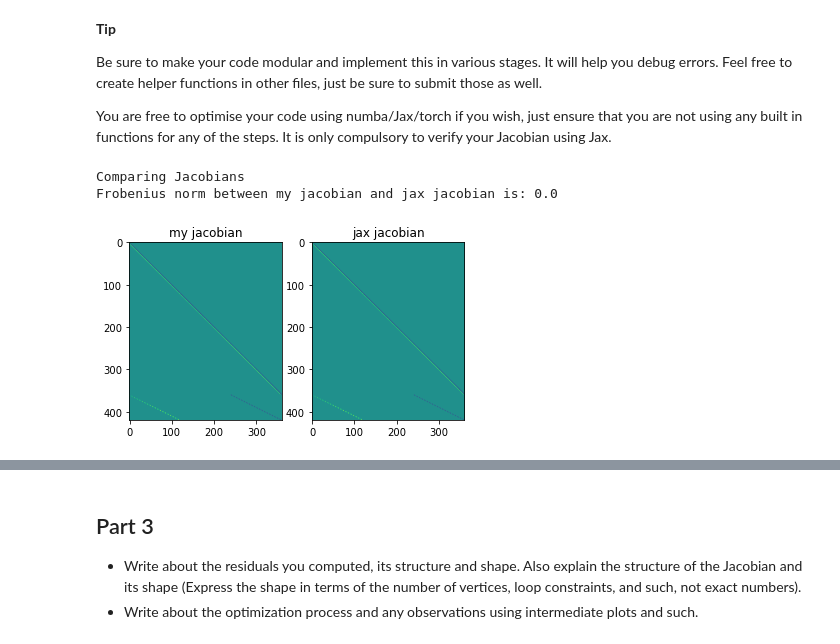
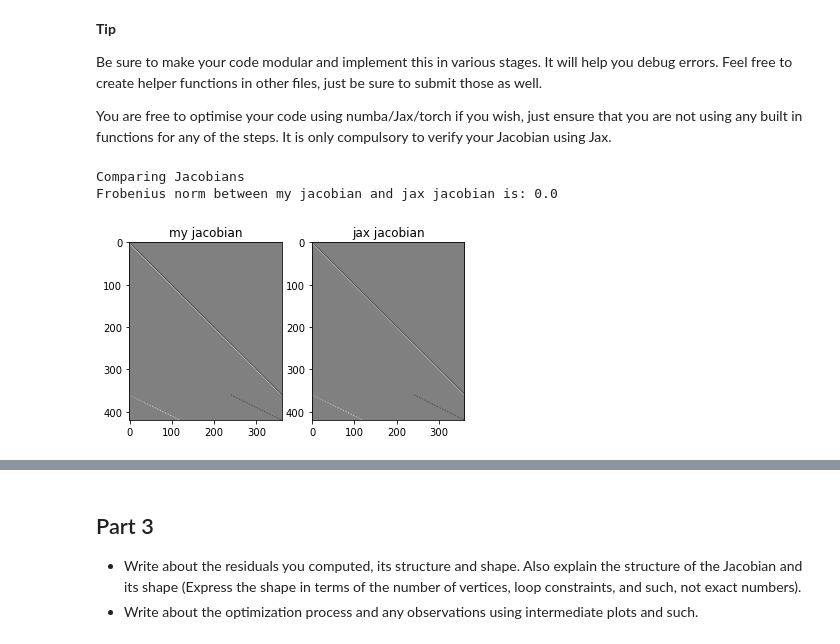
Before and after one commit to BhaskarJoshi-01/Mobile-Robotics---Monsoon-2021, a Jupyter notebook: Project-1/questions/Question 2 - 2D SLAM.ipynb, the cells around one changed output, grey strips where cells are left out. Drawn from its saved outputs; the diff is of its cells as text; code cells hidden in the pictures.

```diff
--- a/Project-1/questions/Question 2 - 2D SLAM.ipynb
+++ b/Project-1/questions/Question 2 - 2D SLAM.ipynb
@@ -79,20 +79,20 @@ You are free to optimise your code using numba/Jax/torch if you wish, just ensur
 # %%
 def compare_jacobs():
     my_jacob = get_my_jacob(poses, edges, fixed)
     jax_jacob = get_jax_jacob(poses, edges, fixed)
 
     print("Comparing Jacobians")
     helpers.frobNorm(my_jacob, jax_jacob, "my jacobian", "jax jacobian")
     fig, ax = plt.subplots(1, 2)
-    ax[0].imshow(my_jacob)
-    ax[1].imshow(jax_jacob)
+    ax[0].imshow(my_jacob, cmap='gray')
+    ax[1].imshow(jax_jacob, cmap='gray')
     ax[0].set_title('my jacobian')
     ax[1].set_title('jax jacobian')
     plt.show()
 
 compare_jacobs()
 # %% [output]
 Comparing Jacobians
 Frobenius norm between my jacobian and jax jacobian is: 0.0
-[figure, old version]
+[figure, new version]
 # %%
```
Also changed, not shown: parts of 1 cell of this notebook, 1 other file.
